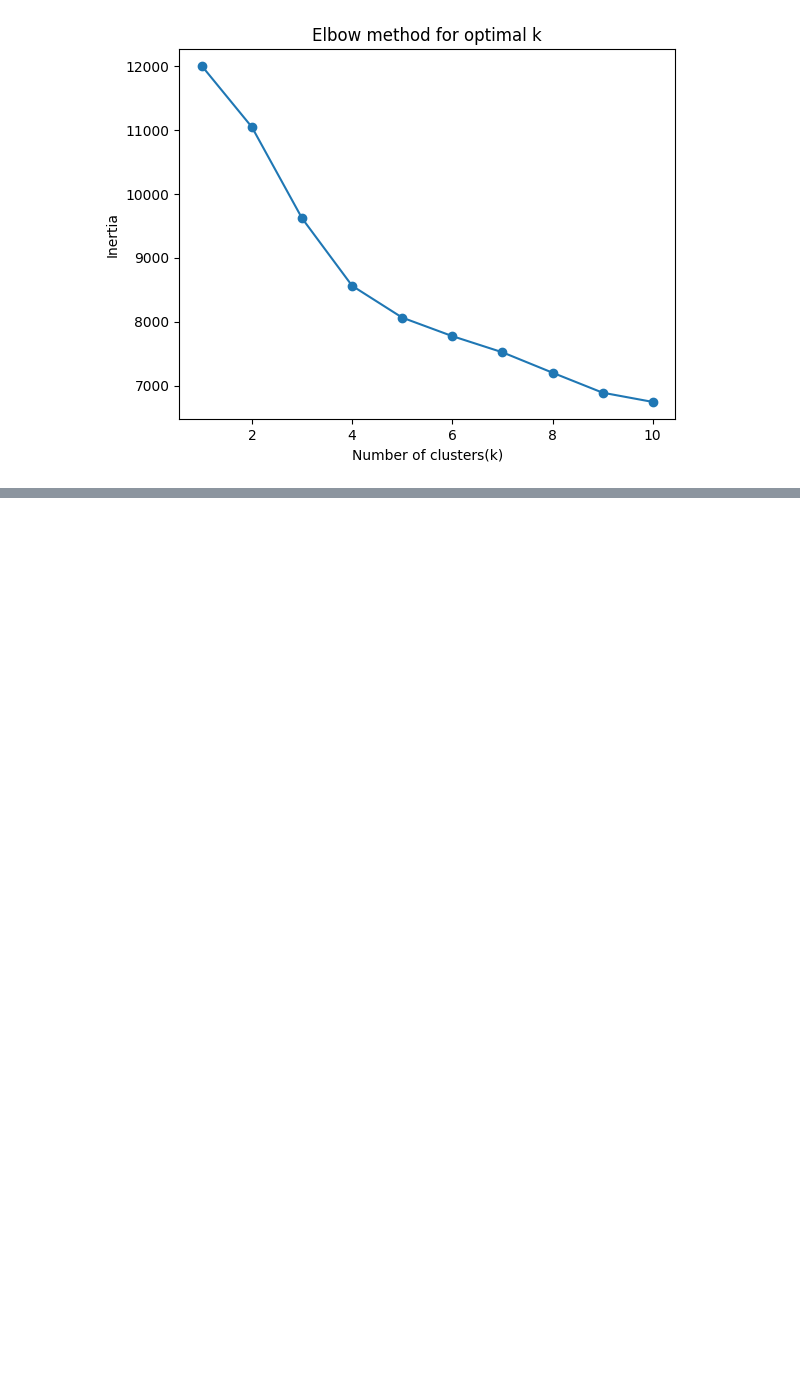
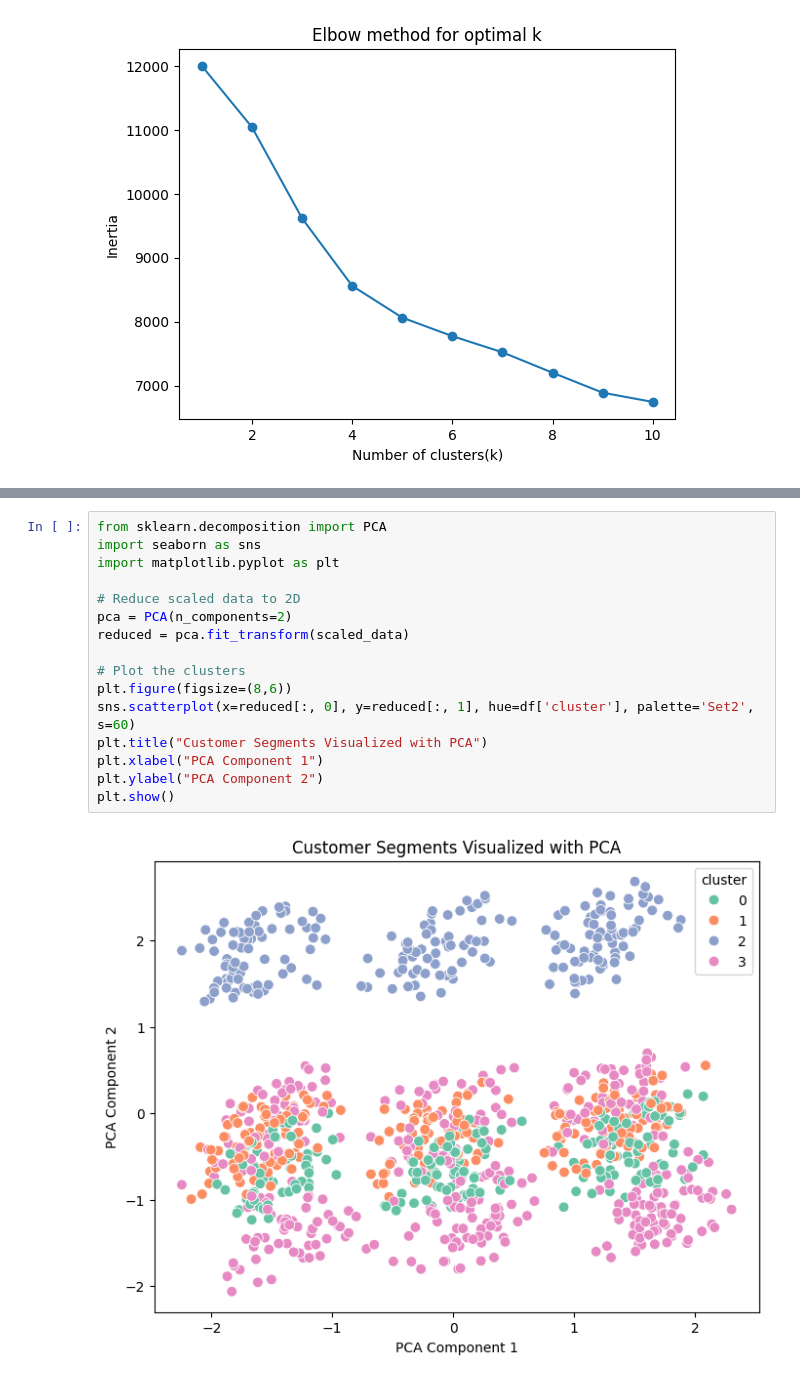
Before and after one commit to suhanikundu/Customer-Segmentation-Data-for-Marketing-Analysis, a Jupyter notebook: train.ipynb, the cells around one changed output, grey strips where cells are left out. Drawn from its saved outputs; the diff is of its cells as text; blank space fills up the shorter version.

```diff
--- a/train.ipynb
+++ b/train.ipynb
@@ -122,0 +144,18 @@ plt.show()
+# %%
+from sklearn.decomposition import PCA
+import seaborn as sns
+import matplotlib.pyplot as plt
+
+# Reduce scaled data to 2D
+pca = PCA(n_components=2)
+reduced = pca.fit_transform(scaled_data)
+
+# Plot the clusters
+plt.figure(figsize=(8,6))
+sns.scatterplot(x=reduced[:, 0], y=reduced[:, 1], hue=df['cluster'], palette='Set2', s=60)
+plt.title("Customer Segments Visualized with PCA")
+plt.xlabel("PCA Component 1")
+plt.ylabel("PCA Component 2")
+plt.show()
+# %% [output]
+[figure, added]
```
Also changed, not shown: parts of 4 cells of this notebook, 1 other file.
